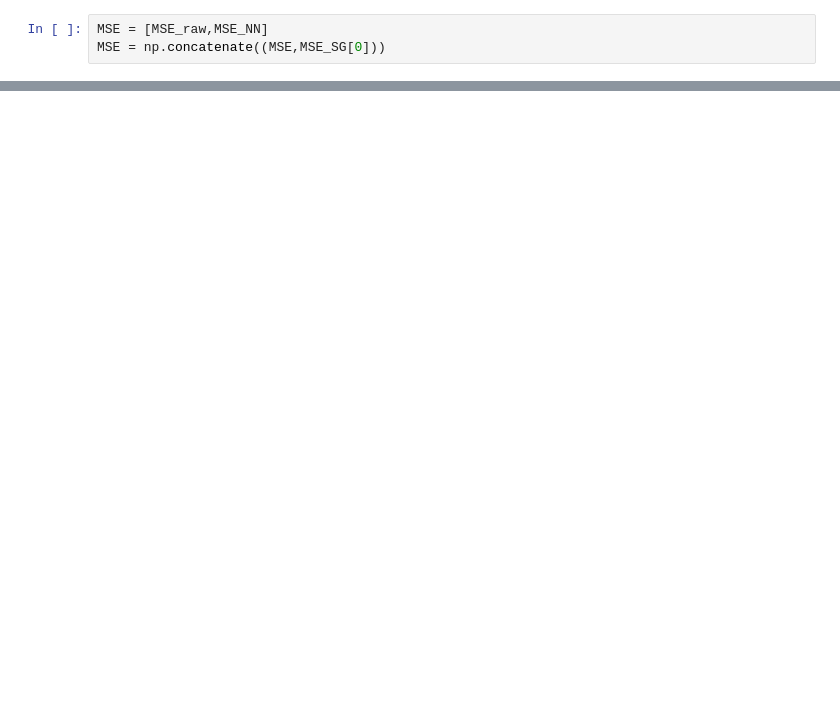
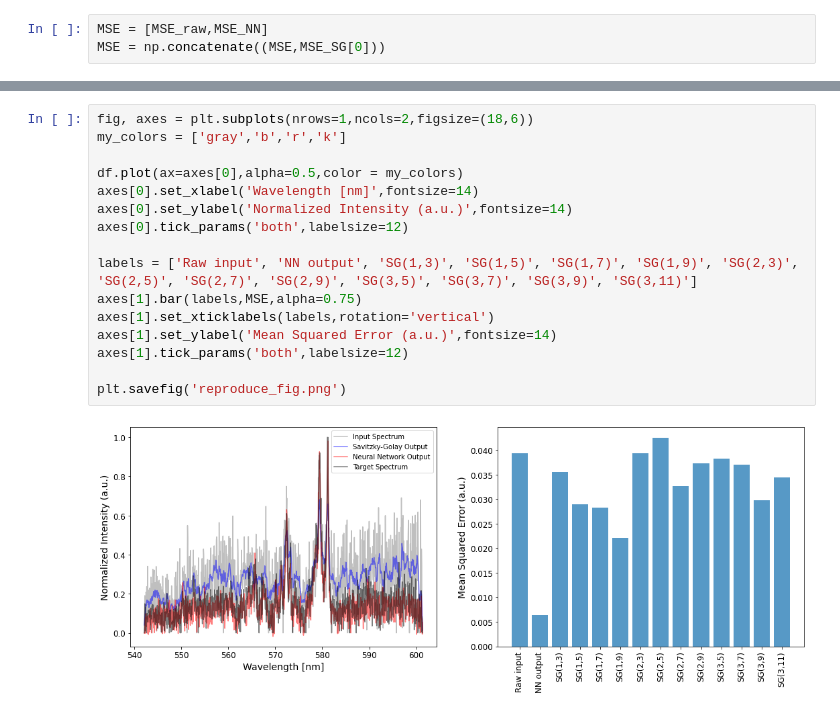
Before and after one commit to Spiden-data/DeepeR, a Jupyter notebook: Raman Spectral Denoising/test_denoising.ipynb, the cells around one changed output, grey strips where cells are left out. Saved outputs shown, nothing was run; the diff lists cells and outputs as text; blank space fills up the shorter version.

```diff
--- a/Raman Spectral Denoising/test_denoising.ipynb
+++ b/Raman Spectral Denoising/test_denoising.ipynb
@@ -211,0 +222,18 @@ axes.tick_params('both',labelsize=12)
+# %%
+fig, axes = plt.subplots(nrows=1,ncols=2,figsize=(18,6))
+my_colors = ['gray','b','r','k']
+
+df.plot(ax=axes[0],alpha=0.5,color = my_colors)
+axes[0].set_xlabel('Wavelength [nm]',fontsize=14)
+axes[0].set_ylabel('Normalized Intensity (a.u.)',fontsize=14)
+axes[0].tick_params('both',labelsize=12)
+
+labels = ['Raw input', 'NN output', 'SG(1,3)', 'SG(1,5)', 'SG(1,7)', 'SG(1,9)', 'SG(2,3)', 'SG(2,5)', 'SG(2,7)', 'SG(2,9)', 'SG(3,5)', 'SG(3,7)', 'SG(3,9)', 'SG(3,11)']
+axes[1].bar(labels,MSE,alpha=0.75)
+axes[1].set_xticklabels(labels,rotation='vertical')
+axes[1].set_ylabel('Mean Squared Error (a.u.)',fontsize=14)
+axes[1].tick_params('both',labelsize=12)
+
+plt.savefig('reproduce_fig.png')
+# %% [output]
+[figure, added]
```
Also changed, not shown: parts of 8 cells of this notebook.
